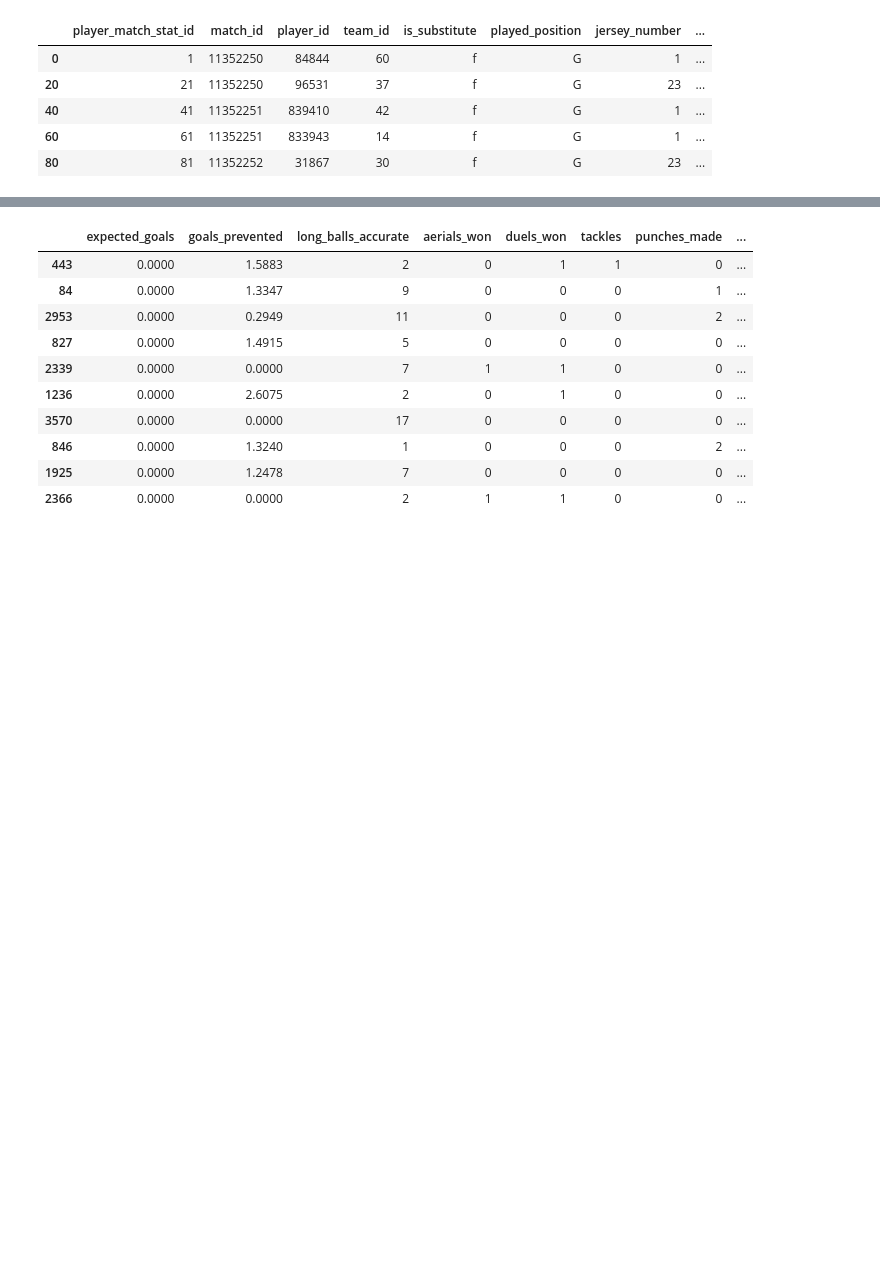
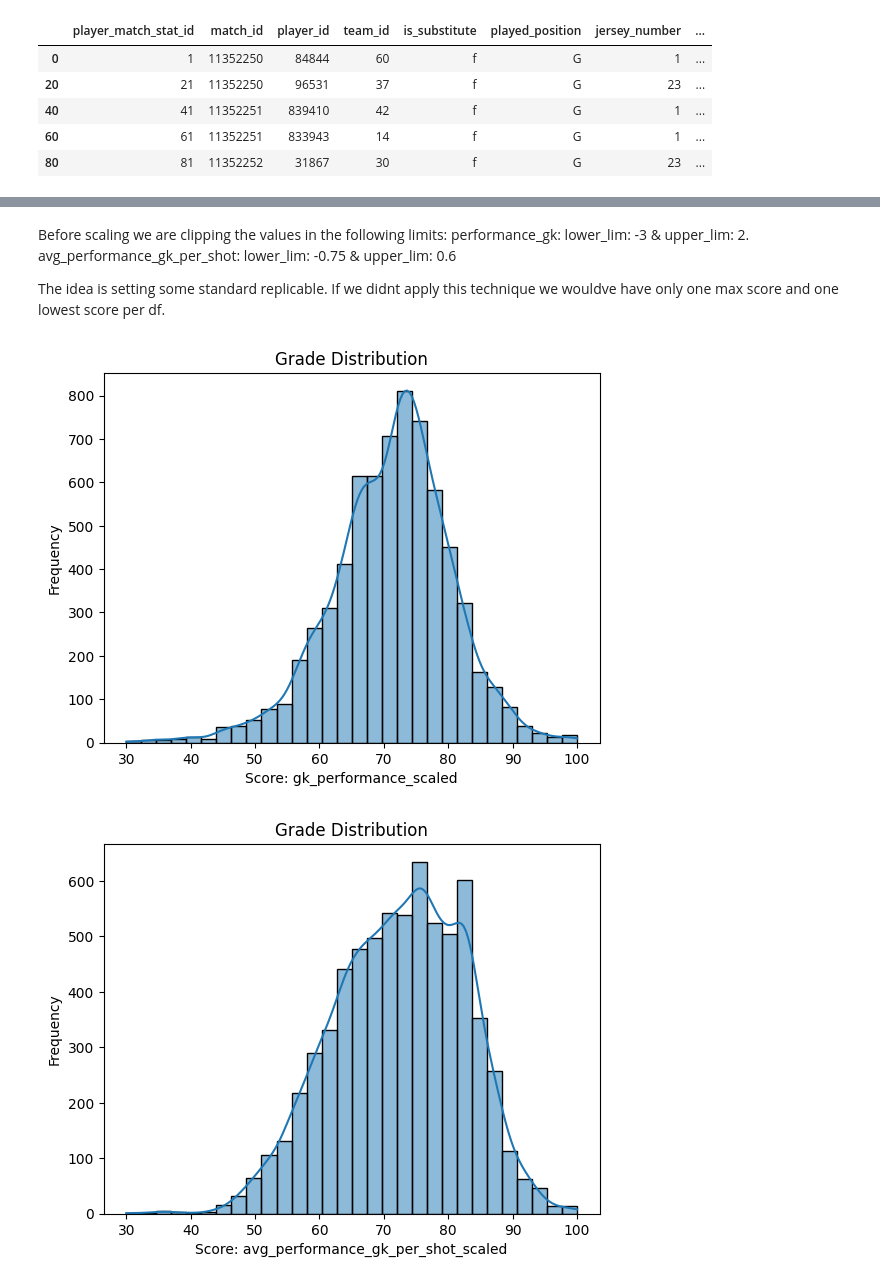
Before and after one commit to JavierJ002/FutbolPorLey, a Jupyter notebook: EDA_notebooks/goalkeepers.ipynb, the cells around one changed output, grey strips where cells are left out. Cells and saved outputs as stored; diff of their text form; code cells hidden in the pictures; blank space fills up the shorter version.

```diff
--- a/EDA_notebooks/goalkeepers.ipynb
+++ b/EDA_notebooks/goalkeepers.ipynb
@@ -598,15 +596,36 @@ See the caveats in the documentation: https://pandas.pydata.org/pandas-docs/stab
+# %% [markdown]
+Before scaling we are clipping the values in the following limits:
+performance_gk: lower_lim: -3 & upper_lim: 2.
+avg_performance_gk_per_shot: lower_lim: -0.75 & upper_lim: 0.6
+
+The idea is setting some standard replicable. If we didnt apply this technique we wouldve have only one max score and one lowest score per df.
 # %%
-top_10 = df_analyze.sort_values('sofascore_rating', ascending = False).head(10)
-top_10
+def scaling_performance(df, col, L, U, result: str):
+    df1 = df.copy()
+
+    df1[col] = df1[col].clip(upper = U)
+    min_performance = df1[col].min()
+    max_performance = df1[col].max()
+
+    scale_min = 30
+    scale_max = 100
+
+    df1[result] = scale_min + (df1[col] - min_performance) * (scale_max - scale_min) / (max_performance - min_performance)
+
+    hist_plot(df1, result)
+
+    return df1
+
+filter_null_scoring =  (df_goalkeepers_clean['saves'] == 0) | (df_goalkeepers_clean['performance_gk'].isna())
+df_goalkeepers_filtered = df_goalkeepers_clean.loc[~filter_null_scoring]
+
+lower = df_goalkeepers_clean['performance_gk'].quantile(0.015)
+higher = df_goalkeepers_clean['performance_gk'].quantile(0.999)
+df_goalkeepers_scaled = scaling_performance(df_goalkeepers_filtered, col = 'performance_gk', L=lower, U = higher, result ='gk_performance_scaled')
+
+lower_avg = df_goalkeepers_clean['avg_performance_gk_per_shot'].quantile(0.001)
+higher_avg = df_goalkeepers_clean['avg_performance_gk_per_shot'].quantile(0.999)
+df_goalkeepers_scaled2 = scaling_performance(df_goalkeepers_scaled,'avg_performance_gk_per_shot', L=lower_avg, U = higher_avg ,result = 'avg_performance_gk_per_shot_scaled')
 # %% [output]
-|  | expected_goals | goals_prevented | long_balls_accurate | aerials_won | duels_won | tackles | punches_made | ... |
-| 443 | 0.0000 | 1.5883 | 2 | 0 | 1 | 1 | 0 | ... |
-| 84 | 0.0000 | 1.3347 | 9 | 0 | 0 | 0 | 1 | ... |
-| 2953 | 0.0000 | 0.2949 | 11 | 0 | 0 | 0 | 2 | ... |
-| 827 | 0.0000 | 1.4915 | 5 | 0 | 0 | 0 | 0 | ... |
-| 2339 | 0.0000 | 0.0000 | 7 | 1 | 1 | 0 | 0 | ... |
-| 1236 | 0.0000 | 2.6075 | 2 | 0 | 1 | 0 | 0 | ... |
-| 3570 | 0.0000 | 0.0000 | 17 | 0 | 0 | 0 | 0 | ... |
-| 846 | 0.0000 | 1.3240 | 1 | 0 | 0 | 0 | 2 | ... |
-| 1925 | 0.0000 | 1.2478 | 7 | 0 | 0 | 0 | 0 | ... |
-| 2366 | 0.0000 | 0.0000 | 2 | 1 | 1 | 0 | 0 | ... |
+[figure, added]
+[figure, added]
```
Also changed, not shown: parts of 21 cells of this notebook.
